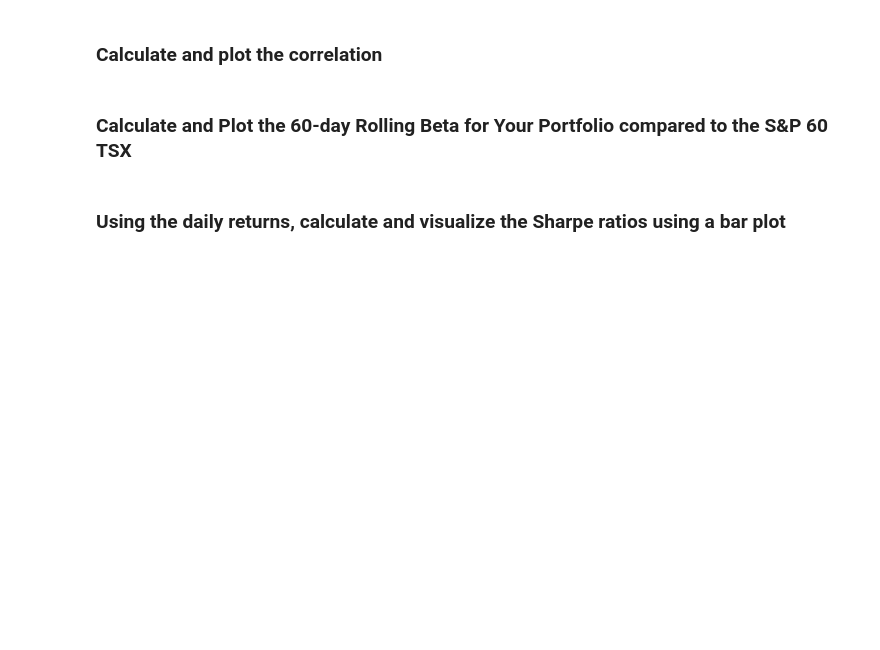
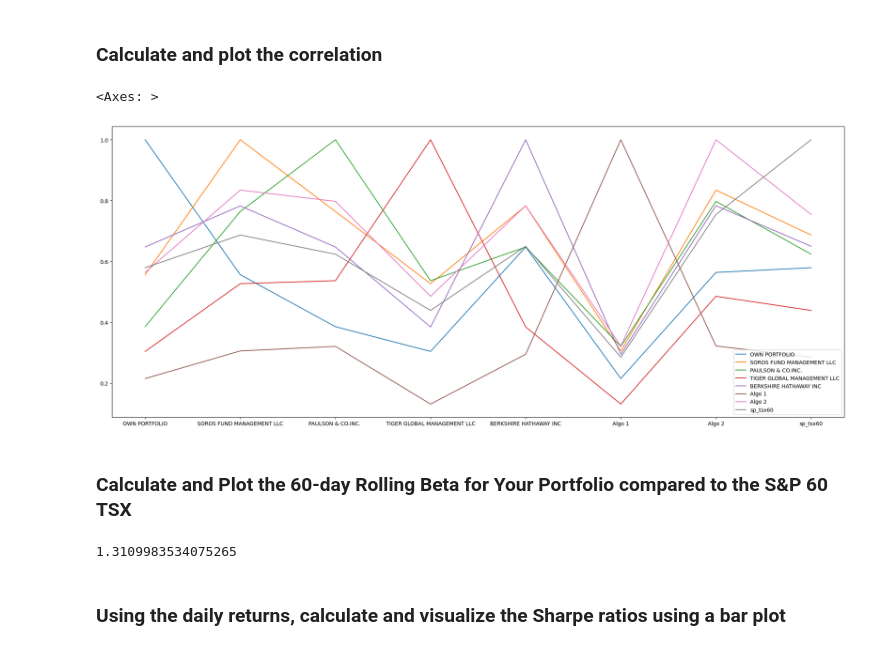
Before and after one commit to Rahdy52/Homework-3, a Jupyter notebook: whale_analysis.ipynb, the cells around one changed output. Saved outputs shown, nothing was run; the diff lists cells and outputs as text; code cells hidden in the pictures; blank space fills up the shorter version.

```diff
--- a/whale_analysis.ipynb
+++ b/whale_analysis.ipynb
@@ -590,5 +617,9 @@ all_portfolio_ret.tail(10)
 ### Calculate and plot the correlation
 # %%
 # Calculate and plot the correlation
+all_portfolio_ret.corr().plot(figsize=(25, 10))
+# %% [output]
+<Axes: >
+[figure, added]
 # %% [markdown]
 ### Calculate and Plot the 60-day Rolling Beta for Your Portfolio compared to the S&P 60 TSX
@@ -597,3 +626,11 @@ all_portfolio_ret.tail(10)
+# %%
+# Calculate and plot Beta
+covar_own_portfolio = all_portfolio_ret["OWN PORTFOLIO"].cov(all_portfolio_ret["sp_tsx60"])
+var_sp_tsx60 = all_portfolio_ret["sp_tsx60"].var()
+beta_own_portfolio = covar_own_portfolio/var_sp_tsx60
+beta_own_portfolio
+# %% [output]
+1.3109983534075265
 # %% [markdown]
 ### Using the daily returns, calculate and visualize the Sharpe ratios using a bar plot
 # %%
```
Also changed, not shown: parts of 10 cells of this notebook.
